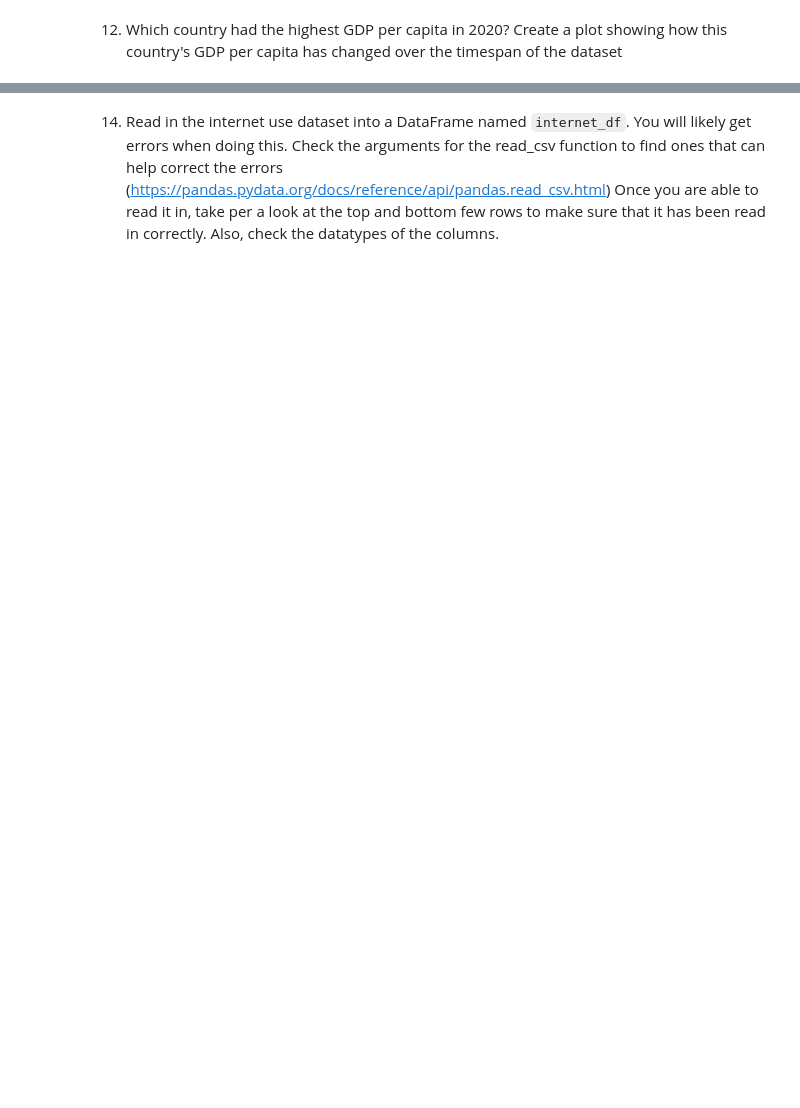
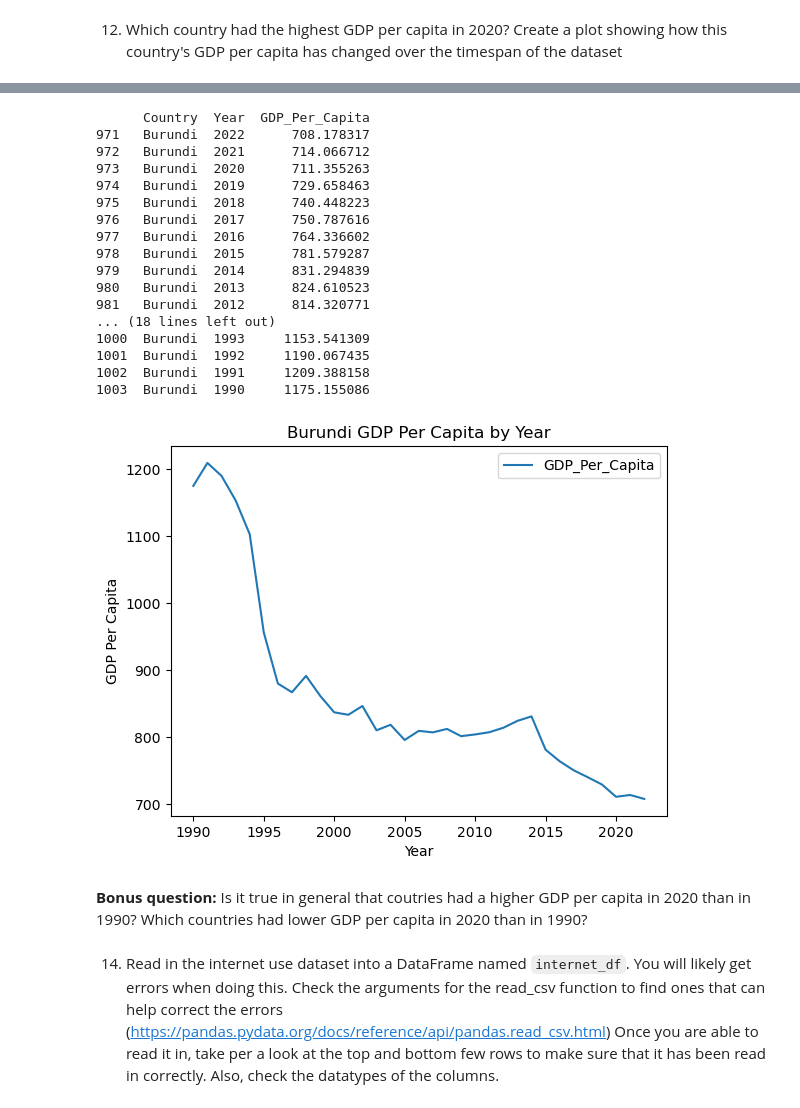
Before and after one commit to NSS-Data-Analytics-Cohort-10/gdp-and-internet-usage-emmydoore, a Jupyter notebook: notebooks/gdp-and-internet-usage.ipynb, the cells around one changed output, grey strips where cells are left out. Cells and saved outputs as stored; diff of their text form; code cells hidden in the pictures; blank space fills up the shorter version.

```diff
--- a/notebooks/gdp-and-internet-usage.ipynb
+++ b/notebooks/gdp-and-internet-usage.ipynb
@@ -233,2 +287,30 @@ plt.title('GDP Per Capita by Decade')
+# %%
+burundi_gdp=gdp_df[gdp_df['Country']=='Burundi']
+print(burundi_gdp)
+burundi_gdp.plot(x='Year',y='GDP_Per_Capita')
+plt.title('Burundi GDP Per Capita by Year')
+plt.ylabel('GDP Per Capita')
+plt.show()
+# %% [output]
+      Country  Year  GDP_Per_Capita
+971   Burundi  2022      708.178317
+972   Burundi  2021      714.066712
+973   Burundi  2020      711.355263
+974   Burundi  2019      729.658463
+975   Burundi  2018      740.448223
+976   Burundi  2017      750.787616
+977   Burundi  2016      764.336602
+978   Burundi  2015      781.579287
+979   Burundi  2014      831.294839
+980   Burundi  2013      824.610523
+981   Burundi  2012      814.320771
+... (18 lines left out)
+1000  Burundi  1993     1153.541309
+1001  Burundi  1992     1190.067435
+1002  Burundi  1991     1209.388158
+1003  Burundi  1990     1175.155086
+[figure, added]
+# %% [markdown]
+**Bonus question:** Is it true in general that coutries had a higher GDP per capita in 2020 than in 1990? Which countries had lower GDP per capita in 2020 than in 1990?
 # %% [markdown]
 14. Read in the internet use dataset into a DataFrame named `internet_df`. You will likely get errors when doing this. Check the arguments for the read_csv function to find ones that can help correct the errors (https://pandas.pydata.org/docs/reference/api/pandas.read_csv.html) Once you are able to read it in, take per a look at the top and bottom few rows to make sure that it has been read in correctly. Also, check the datatypes of the columns.
```
Also changed, not shown: parts of 38 cells of this notebook.
